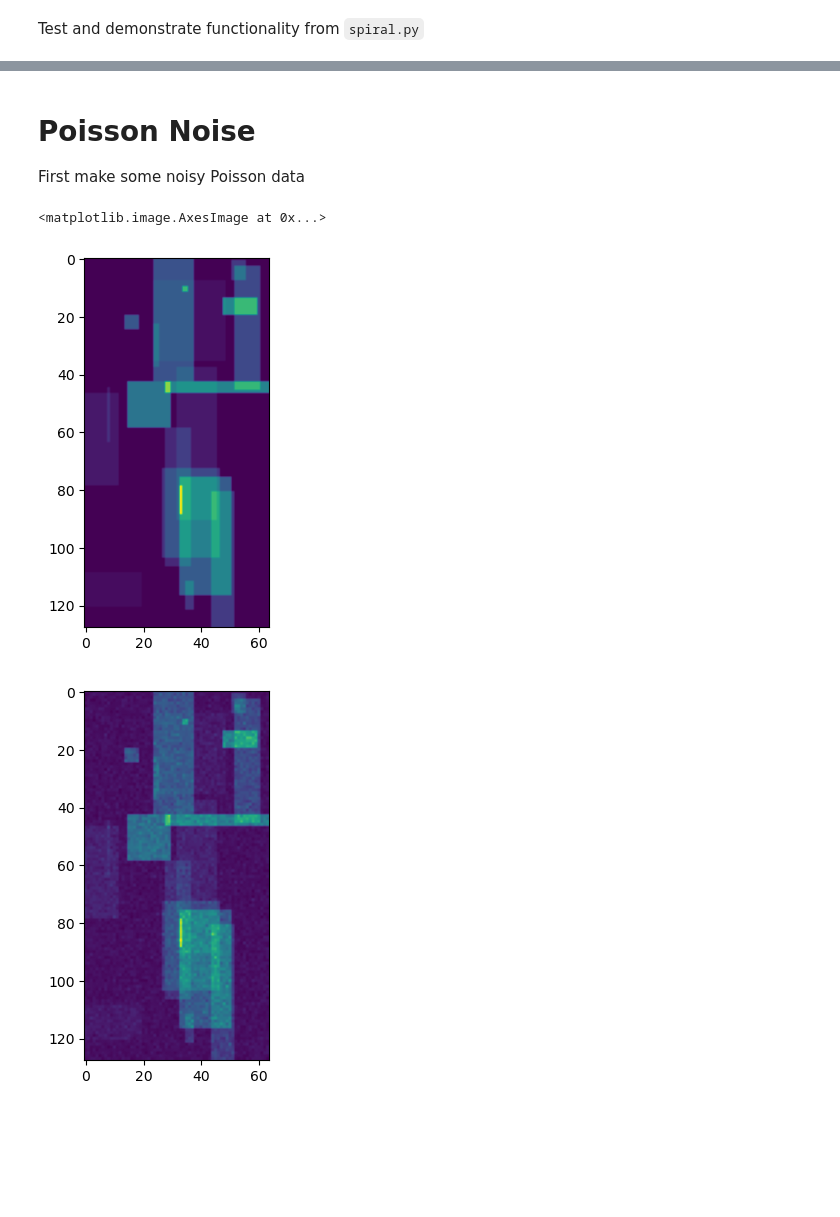
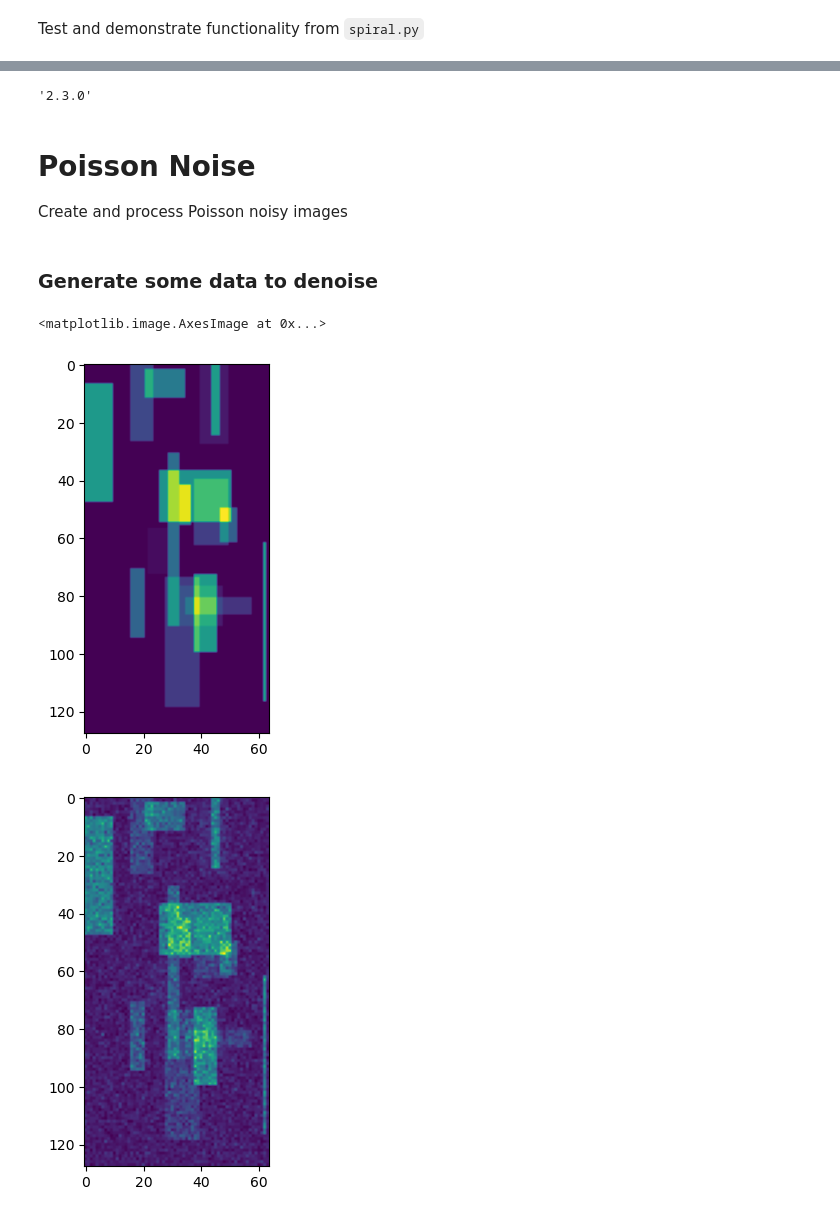
Before and after one commit to NCAR/SpiralTorch, a Jupyter notebook: notebooks/casper/RunSparsa.ipynb, the cells around one changed output, grey strips where cells are left out. Saved outputs shown, nothing was run; the diff lists cells and outputs as text; code cells hidden in the pictures; blank space fills up the shorter version.

```diff
--- a/notebooks/casper/RunSparsa.ipynb
+++ b/notebooks/casper/RunSparsa.ipynb
@@ -38,7 +108,12 @@ Preparing to use device cpu
+# %%
+torch.__version__
+# %% [output]
+'2.3.0'
 # %% [markdown]
 # Poisson Noise
-
-First make some noisy Poisson data
+Create and process Poisson noisy images
+# %% [markdown]
+### Generate some data to denoise
 # %%
 x_axis = np.linspace(-10,10,64)
 y_axis = np.linspace(-10,10,128)
@@ -46,11 +121,15 @@ x_ax_mesh,y_ax_mesh = np.meshgrid(x_axis,y_axis)
 
 rec_count = 80
 
-rec_x_position_arr = 20*(np.random.rand(rec_count)-0.5)
-rec_y_position_arr = 20*(np.random.rand(rec_count)-0.5)
+# uniform distribution
+# rec_x_position_arr = 20*(np.random.rand(rec_count)-0.5)
+# rec_y_position_arr = 20*(np.random.rand(rec_count)-0.5)
+# normal distribution
+rec_x_position_arr = 5*(np.random.randn(rec_count))
+rec_y_position_arr = 5*(np.random.randn(rec_count))
 rec_x_arr = np.random.randn(rec_count)*5
 rec_y_arr = np.random.randn(rec_count)*5
-alpha_rec_arr = 100*np.random.rand(rec_count)
+alpha_rec_arr = 20*np.random.rand(rec_count)
 
 alpha_arr = np.zeros((y_axis.size,x_axis.size))
 
@@ -59,5 +138,5 @@ for idx in range(rec_count):
              (x_ax_mesh >= rec_x_position_arr[idx]-rec_x_arr[idx]/2) & (x_ax_mesh <= rec_x_position_arr[idx]+rec_x_arr[idx]/2))
     alpha_arr[rec_idx]+=alpha_rec_arr[idx]
 
-alpha_arr+= 10
+alpha_arr+= 4
 # %%
@@ -66,11 +146,11 @@ y_obs_val = np.random.poisson(alpha_arr)
 # %%
 plt.figure()
 plt.imshow(alpha_arr)
 
 plt.figure()
-plt.imshow(y_obs)
+plt.imshow(y_obs_fit)
 # %% [output]
 <matplotlib.image.AxesImage at 0x...>
-[figure, old version]
+[figure, new version]
-[figure, old version]
+[figure, new version]
 # %% [markdown]
```
Also changed, not shown: parts of 62 cells of this notebook.
